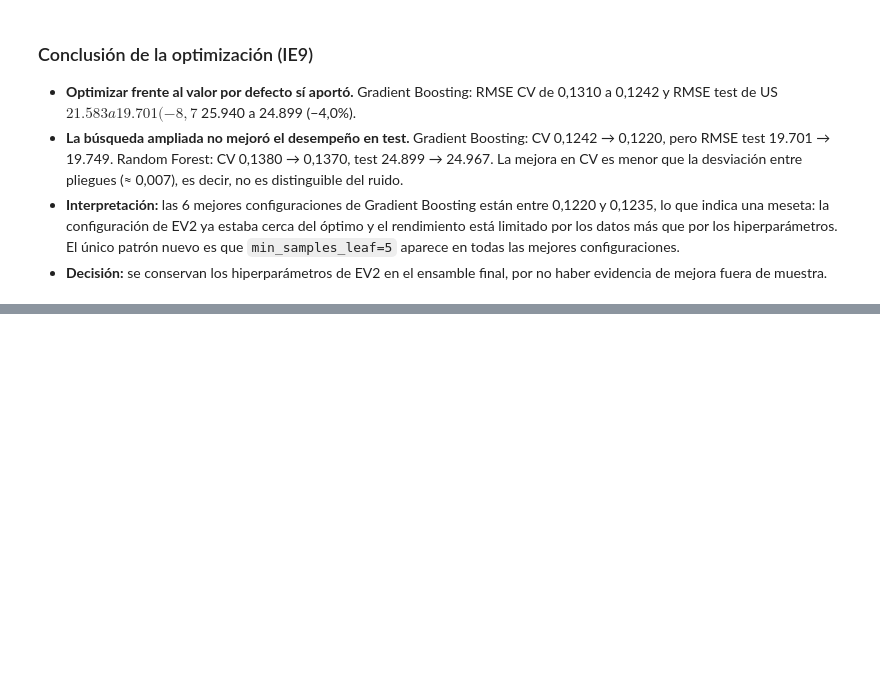
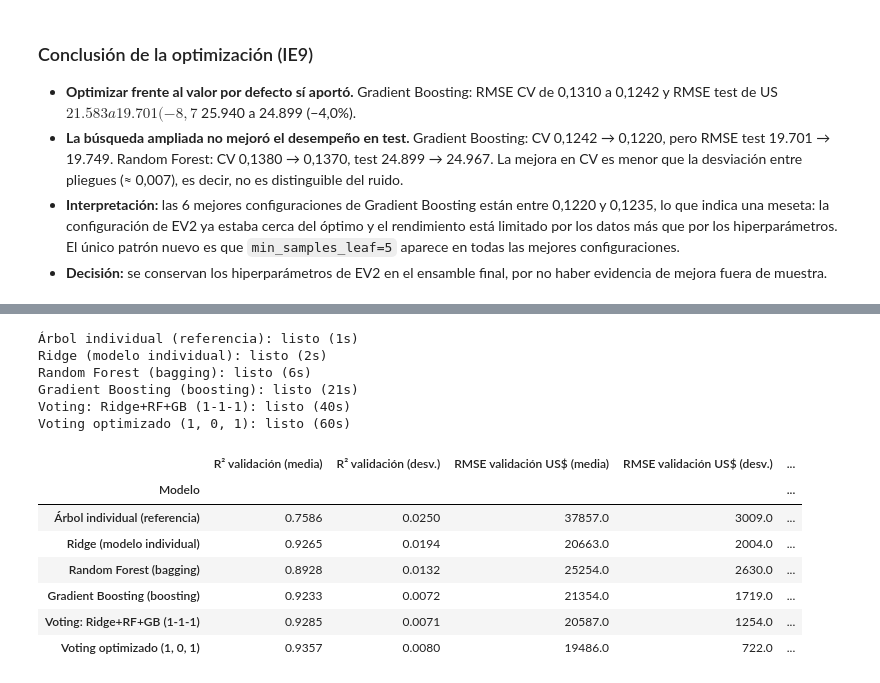
Before and after one commit to obicarrasco/machine-learning, a Jupyter notebook: housing-prices-ml/notebooks/Housing_EV3.ipynb, the cells around one changed output, grey strips where cells are left out. Saved outputs shown, nothing was run; the diff lists cells and outputs as text; code cells hidden in the pictures; blank space fills up the shorter version.

```diff
--- a/housing-prices-ml/notebooks/Housing_EV3.ipynb
+++ b/housing-prices-ml/notebooks/Housing_EV3.ipynb
@@ -505,0 +516,56 @@ display(tabla_hiperparametros)
+# %%
+# 4.1 Validación cruzada de 5 pliegues: R² de entrenamiento vs R² de validación en cada pliegue
+# Complementa la tabla del Paso 2 (que usa una sola partición de prueba): aquí la brecha se mide en 5 particiones
+# distintas SOLO dentro del conjunto de entrenamiento. En cada pliegue el modelo se re-entrena desde cero (clone)
+# con 4/5 de train y se evalúa en el 1/5 restante, que no vio. El conjunto de prueba no interviene.
+# (Tarda unos minutos: se entrenan 6 modelos x 5 pliegues.)
+import time
+import matplotlib.pyplot as plt
+
+modelos_gen = {**modelos, f'Voting optimizado {tuple(pesos_opt)}': voting_opt}   # mismos nombres que tabla_final
+
+kf5 = KFold(n_splits=5, shuffle=True, random_state=RANDOM_STATE)
+registros = []
+inicio = time.time()
+for nombre, modelo in modelos_gen.items():
+    for k, (i_tr, i_va) in enumerate(kf5.split(X_train), start=1):
+        m = clone(modelo)                                   # copia sin ajustar (incluye el preprocesador)
+        m.fit(X_train.iloc[i_tr], y_train.iloc[i_tr])
+        d_tr = metricas_en_dolares(y_train.iloc[i_tr], m.predict(X_train.iloc[i_tr]))
+        p_va = m.predict(X_train.iloc[i_va])
+        d_va = metricas_en_dolares(y_train.iloc[i_va], p_va)
+        registros.append({
+            "Modelo": nombre, "Pliegue": k,
+            "R² train": d_tr["R2"], "R² validación": d_va["R2"],
+            "RMSE validación (US$)": d_va["RMSE"],
+            "RMSE validación (log)": np.sqrt(mean_squared_error(y_train.iloc[i_va], p_va)),
+        })
+    print(f"{nombre}: listo ({time.time()-inicio:.0f}s)")
+
+cv_df = pd.DataFrame(registros)
+cv_df["Brecha R²"] = cv_df["R² train"] - cv_df["R² validación"]
+resumen_cv = cv_df.groupby("Modelo", sort=False).agg(
+    r2_val=("R² validación", "mean"), r2_val_sd=("R² validación", "std"),
+    rmse_val=("RMSE validación (US$)", "mean"), rmse_val_sd=("RMSE validación (US$)", "std"),
+    rmse_log=("RMSE validación (log)", "mean"), brecha=("Brecha R²", "mean"),
+)
+resumen_cv.columns = ["R² validación (media)", "R² validación (desv.)", "RMSE validación US$ (media)",
+                      "RMSE validación US$ (desv.)", "RMSE validación log (media)", "Brecha R² media (train - val)"]
+display(resumen_cv.round({"R² validación (media)": 4, "R² validación (desv.)": 4, "RMSE validación US$ (media)": 0,
+                          "RMSE validación US$ (desv.)": 0, "RMSE validación log (media)": 4,
+                          "Brecha R² media (train - val)": 4}))
+# %% [output]
+Árbol individual (referencia): listo (1s)
+Ridge (modelo individual): listo (2s)
+Random Forest (bagging): listo (6s)
+Gradient Boosting (boosting): listo (21s)
+Voting: Ridge+RF+GB (1-1-1): listo (40s)
+Voting optimizado (1, 0, 1): listo (60s)
+|  | R² validación (media) | R² validación (desv.) | RMSE validación US$ (media) | RMSE validación US$ (desv.) | ... |
+| Modelo |  |  |  |  | ... |
+| Árbol individual (referencia) | 0.7586 | 0.0250 | 37857.0 | 3009.0 | ... |
+| Ridge (modelo individual) | 0.9265 | 0.0194 | 20663.0 | 2004.0 | ... |
+| Random Forest (bagging) | 0.8928 | 0.0132 | 25254.0 | 2630.0 | ... |
+| Gradient Boosting (boosting) | 0.9233 | 0.0072 | 21354.0 | 1719.0 | ... |
+| Voting: Ridge+RF+GB (1-1-1) | 0.9285 | 0.0071 | 20587.0 | 1254.0 | ... |
+| Voting optimizado (1, 0, 1) | 0.9357 | 0.0080 | 19486.0 | 722.0 | ... |
```
Also changed, not shown: parts of 9 cells of this notebook, 1 other file.
